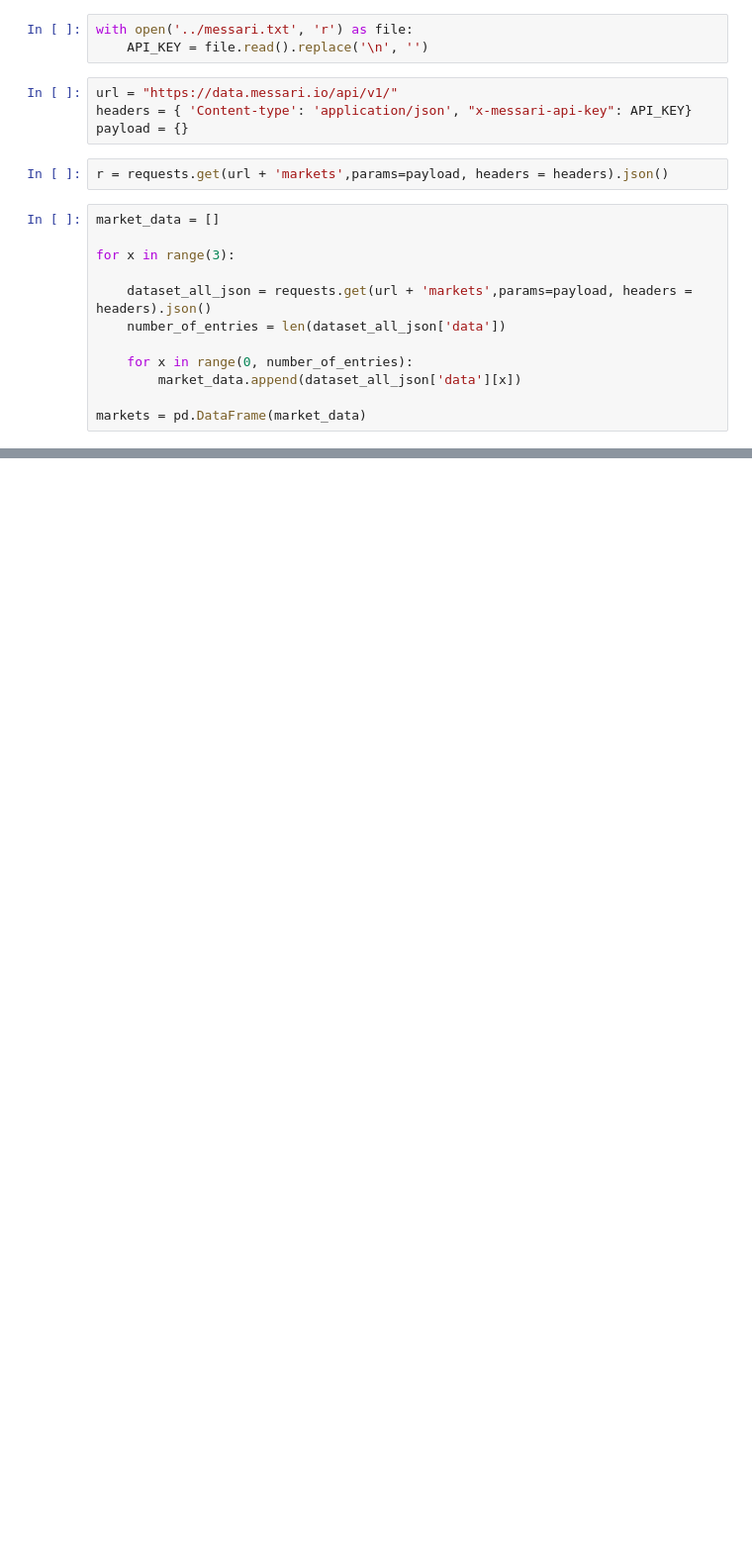
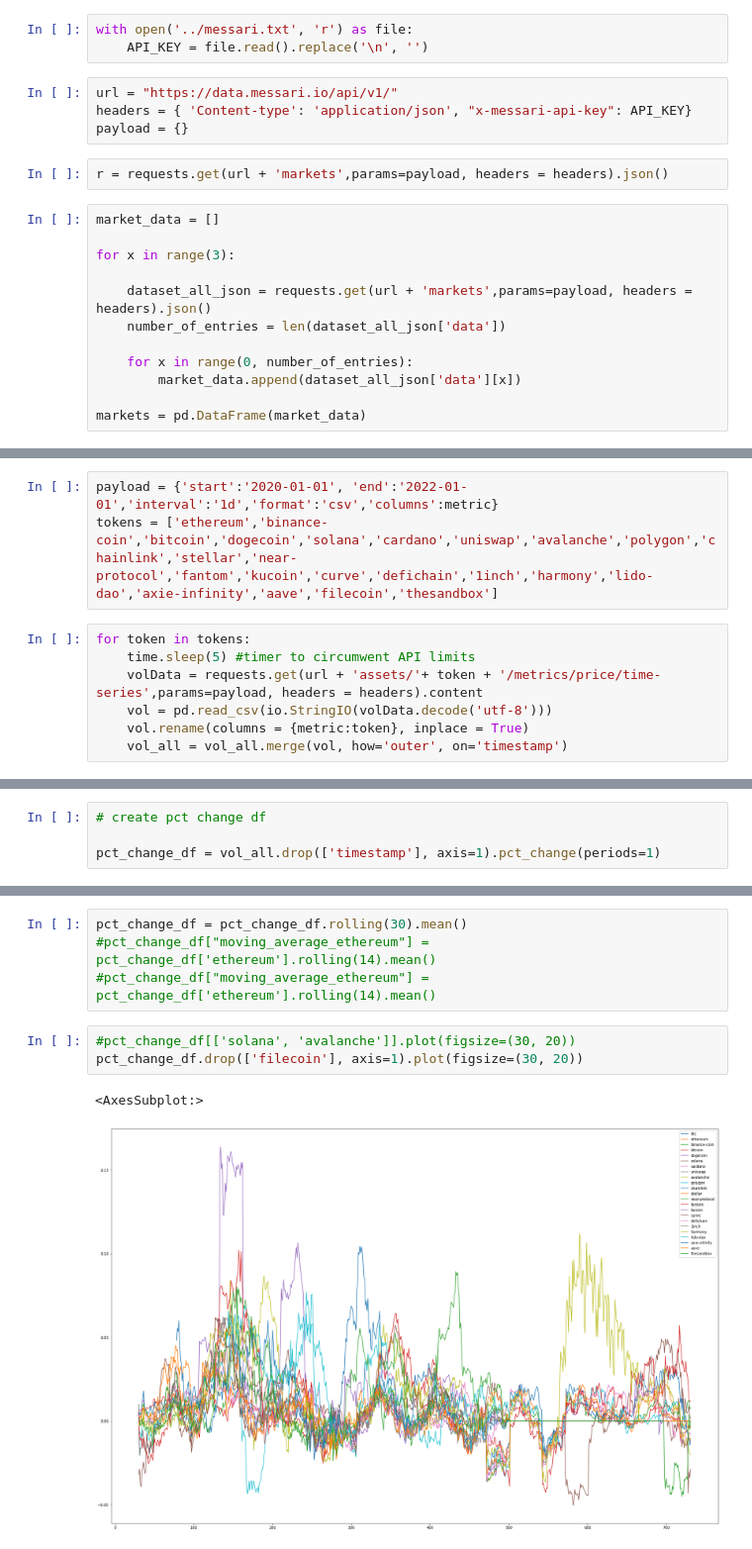
Before and after one commit to Channaholic/crypto-navigator, a Jupyter notebook: analyze.ipynb, the cells around one changed output, grey strips where cells are left out. Shown at 99% size. Cells and saved outputs as stored; diff of their text form; blank space fills up the shorter version.

```diff
--- a/analyze.ipynb
+++ b/analyze.ipynb
@@ -58,0 +80,10 @@ rawData
+# %%
+payload = {'start':'2020-01-01', 'end':'2022-01-01','interval':'1d','format':'csv','columns':metric}
+tokens = ['ethereum','binance-coin','bitcoin','dogecoin','solana','cardano','uniswap','avalanche','polygon','chainlink','stellar','near-protocol','fantom','kucoin','curve','defichain','1inch','harmony','lido-dao','axie-infinity','aave','filecoin','thesandbox']
+# %%
+for token in tokens:
+    time.sleep(5) #timer to circumwent API limits
+    volData = requests.get(url + 'assets/'+ token + '/metrics/price/time-series',params=payload, headers = headers).content
+    vol = pd.read_csv(io.StringIO(volData.decode('utf-8')))
+    vol.rename(columns = {metric:token}, inplace = True)
+    vol_all = vol_all.merge(vol, how='outer', on='timestamp')
@@ -58,0 +100,4 @@ rawData
+# %%
+# create pct change df
+
+pct_change_df = vol_all.drop(['timestamp'], axis=1).pct_change(periods=1)
@@ -58,0 +129,10 @@ rawData
+# %%
+pct_change_df = pct_change_df.rolling(30).mean()
+#pct_change_df["moving_average_ethereum"] = pct_change_df['ethereum'].rolling(14).mean()
+#pct_change_df["moving_average_ethereum"] = pct_change_df['ethereum'].rolling(14).mean()
+# %%
+#pct_change_df[['solana', 'avalanche']].plot(figsize=(30, 20))
+pct_change_df.drop(['filecoin'], axis=1).plot(figsize=(30, 20))
+# %% [output]
+<AxesSubplot:>
+[figure, added]
```
Also changed, not shown: parts of 12 cells of this notebook.
